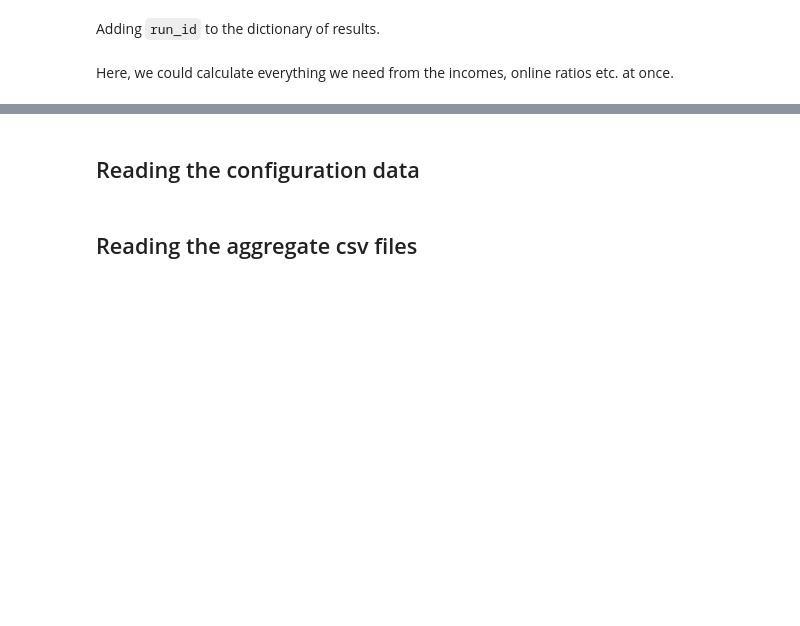
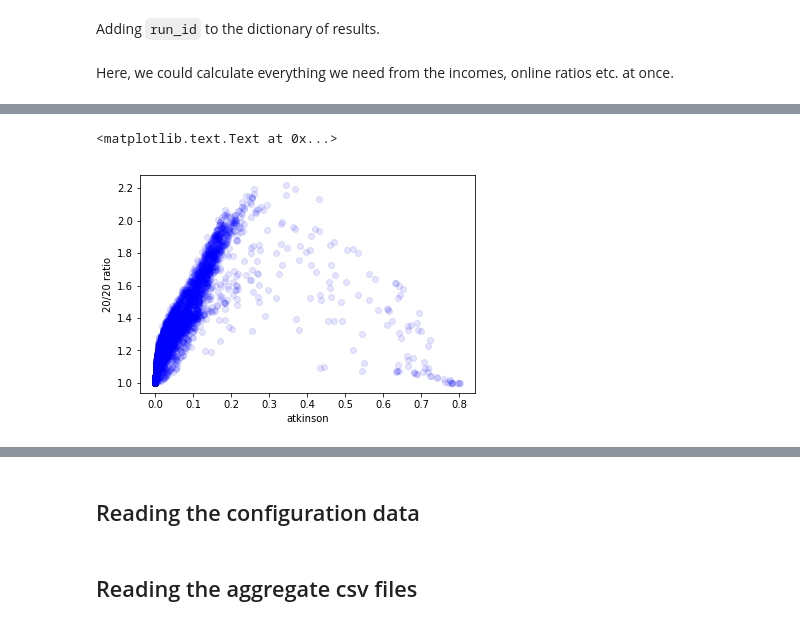
Before and after one commit to bokae/taxi, a Jupyter notebook: notebooks/parsing_results.ipynb, the cells around one changed output, grey strips where cells are left out. Saved outputs shown, nothing was run; the diff lists cells and outputs as text; code cells hidden in the pictures; blank space fills up the shorter version.

```diff
--- a/notebooks/parsing_results.ipynb
+++ b/notebooks/parsing_results.ipynb
@@ -78,0 +102,7 @@ atkinson_df  = pd.DataFrame.from_dict(
+# %%
+plt.plot(ineq_df['atkinson'],ineq_df['20/20_ratio'],'bo',alpha=0.1)
+plt.xlabel('atkinson')
+plt.ylabel('20/20 ratio')
+# %% [output]
+<matplotlib.text.Text at 0x...>
+[figure, added]
```
Also changed, not shown: parts of 24 cells of this notebook, 7 other files.
